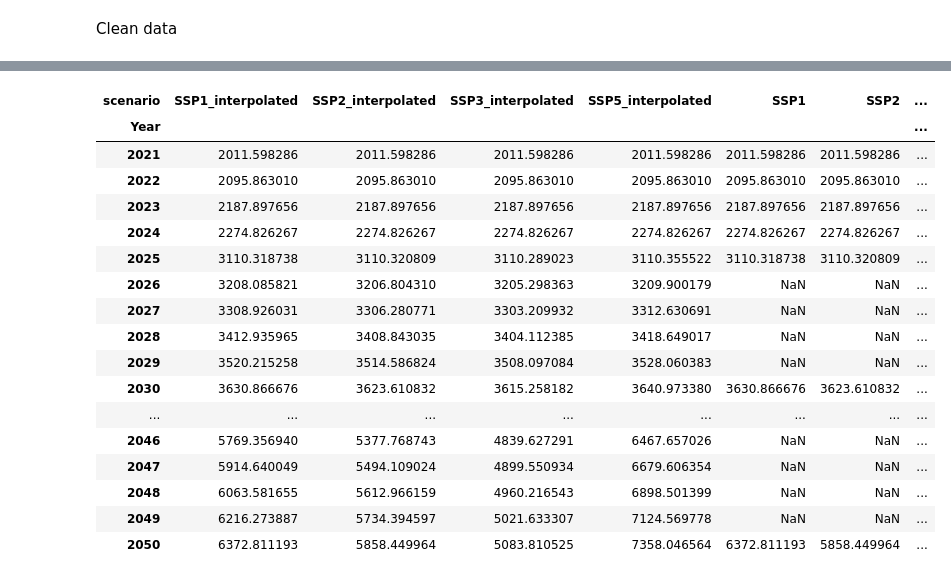
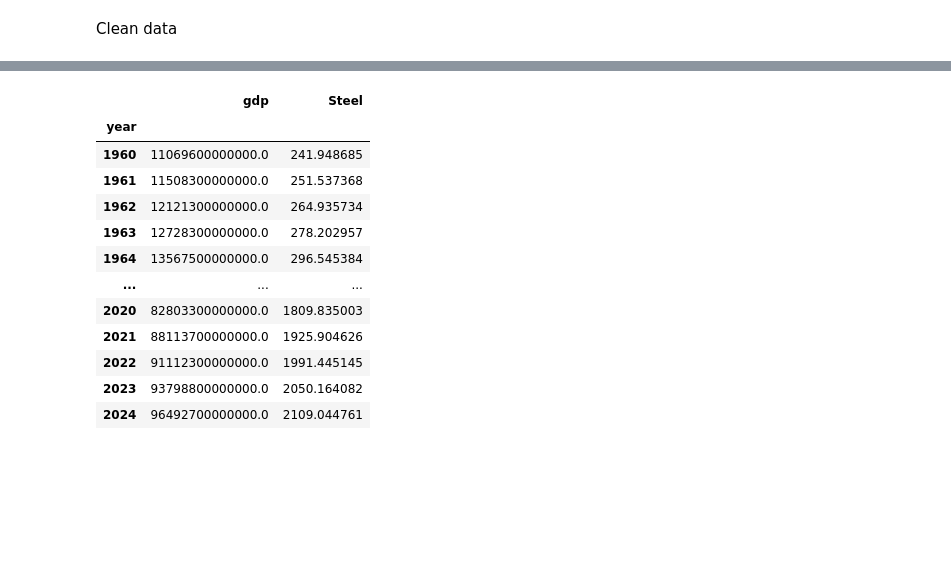
Before and after one commit to MathiasAlten/master, a Jupyter notebook: electrolysers/raw_processing/steel_gdp_regression.ipynb, the cells around one changed output, grey strips where cells are left out. Cells and saved outputs as stored; diff of their text form; code cells hidden in the pictures; blank space fills up the shorter version.

```diff
--- a/electrolysers/raw_processing/steel_gdp_regression.ipynb
+++ b/electrolysers/raw_processing/steel_gdp_regression.ipynb
@@ -162,7 +174,7 @@ print(steel_historic)
 # %%
 # Interpolate steel and GDP for missing years
 steel_historic["Steel Interpolated"] = steel_historic["Steel"].interpolate(method="linear")
-steel_historic["GDP Interpolated"] = steel_historic["GDP_current_USD"].interpolate(method="linear")
+steel_historic["GDP Interpolated"] = steel_historic["gdp"].interpolate(method="linear")
 
 # Plot steel production and GDP over time in two separate subplots, with interpolated values included
 plt.figure(figsize=(12, 6))
@@ -175,7 +187,7 @@ plt.ylabel("Value")
 plt.legend()
 
 plt.subplot(1, 2, 2)
-plt.scatter(steel_historic["Year"], steel_historic["GDP_current_USD"], label="GDP (current US$)", color="orange")
+plt.scatter(steel_historic["Year"], steel_historic["gdp"], label="GDP (US$ 2017)", color="orange")
 plt.plot(steel_historic["Year"], steel_historic["GDP Interpolated"], label="GDP Interpolated", color="orange", linestyle="--")
 plt.title("Global GDP Over Time")
 plt.xlabel("Year")
@@ -189,11 +201,12 @@ plt.show()
 steel_historic_1995 = steel_historic[steel_historic["Year"] >= 1995].copy()
 
 # Remove Nan values before log transformation
-steel_historic_1995 = steel_historic_1995.dropna(subset=['Steel', 'GDP_current_USD'])
+steel_historic_1995 = steel_historic_1995.dropna(subset=['Steel', 'gdp'])
 
 # method 1: Calculate log-differences (log growth rates) for steel and GDP
 steel_historic_1995['steel_log_growth'] = np.log(steel_historic_1995['Steel']).diff()
-steel_historic_1995['gdp_log_growth'] = np.log(steel_historic_1995['GDP_current_USD']).diff()
+steel_historic_1995['gdp'] = steel_historic_1995['gdp'].map(float)
+steel_historic_1995['gdp_log_growth'] = np.log(steel_historic_1995['gdp']).diff()
 
 # Remove NaN values resulting from the diff() operation
 steel_historic_1995 = steel_historic_1995.dropna(subset=['steel_log_growth', 'gdp_log_growth'])
@@ -202,7 +215,7 @@ steel_historic_1995 = steel_historic_1995.dropna(subset=['steel_log_growth', 'gd
 log_growth_corr = steel_historic_1995['steel_log_growth'].corr(steel_historic_1995['gdp_log_growth'])
 
 # Method 2: pct_change (for comparison)
-pct_corr = steel_historic_1995['Steel'].pct_change().corr(steel_historic_1995['GDP_current_USD'].pct_change())
+pct_corr = steel_historic_1995['Steel'].pct_change().corr(steel_historic_1995['gdp'].pct_change())
 
 # Compare results from both methods
 print(f"Log-diff correlation: {log_growth_corr:.4f}")
@@ -222,7 +235,7 @@ for i in range(len(steel_historic_1995)):
     print(f"Drop {year}: r = {r_loo:.4f}")
 
 # Average GDP and steel production over time
-avg_gdp = steel_historic_1995["GDP_current_USD"].mean() * 1e6 # Convert from billion USD to USD
+avg_gdp = steel_historic_1995["gdp"].mean() * 1e6 # Convert from billion USD to USD
 avg_steel = steel_historic_1995["Steel"].mean() * 1e6 # Convert from Mt to tons
 
 # Find the constant average GDP per ton of steel produced
@@ -314,59 +264,61 @@ display(GDP_future)
 # %%
-# GDP grows exponentially, interpolate in log space to get more realistic growth rates for missing years
+# Historic steel from historic GDP using average historic constant
+steel_from_historic = historic_gdp.copy()
+if 'year' in steel_from_historic.columns:
+    steel_from_historic = steel_from_historic.set_index('year')
+steel_from_historic['Steel'] = steel_from_historic['gdp'] / constant_avg
+display(steel_from_historic)
+
+# Calculate future constant anchored to the join point
+last_historic_year = steel_historic_1995.index.max()
+join_year = future_gdp['year'].dropna().iloc[0]
+
+historic_steel_at_join = steel_historic_1995.loc[last_historic_year, 'Steel']
+future_gdp_at_join = future_gdp.loc[future_gdp['year'] == join_year, 'SSP2'].values[0] * 1e9
+constant_future = future_gdp_at_join / historic_steel_at_join
+
+print(f"constant_avg (historic): {constant_avg:.4e}")
+print(f"constant_future: {constant_future:.4e}")
+
+# Future steel from future GDP (with log-linear interpolation)
 def interpolate_ssp_gdp(df, ssps=['SSP1', 'SSP2', 'SSP3', 'SSP5']):
-    """
-    Log-linear interpolation of GDP projections for each SSP scenario.
-    Assumes df has a datetime/integer index with 5-year intervals.
-    """
-    # Reindex to yearly frequency
+    if 'year' in df.columns:
+        df = df.set_index('year')
+
     full_index = range(df.index.min(), df.index.max() + 1)
     df_interp = df.reindex(full_index)
 
     for ssp in ssps:
         if ssp not in df.columns:
             print(f"Warning: {ssp} not found in dataframe, skipping")
             continue
 
         log_col = f'log_{ssp}'
         df_interp[log_col] = np.log(df_interp[ssp])
         df_interp[log_col] = df_interp[log_col].interpolate(method='linear')
         df_interp[f'{ssp}_interpolated'] = np.exp(df_interp[log_col])
-        df_interp.drop(columns=[log_col], inplace=True)  # clean up log columns
-
+        df_interp.drop(columns=[log_col], inplace=True)
     return df_interp
 
-# Usage
-GDP_interp = interpolate_ssp_gdp(GDP_future)
-
-# Check result
-#print(GDP_interp[[f'{ssp}_interpolated' for ssp in ['SSP1','SSP2','SSP3','SSP5']]].head(20))
-
-# Use constant_avg to estimate steel production from GDP projections for each scenario
-steel_future = GDP_interp.copy()
-
-# Drop the original GDP columns to keep only interpolated values for clarity
-steel_future = steel_future[[col for col in steel_future.columns if col.endswith("_interpolated")]]
-
-for scenario in GDP_interp.columns:
-    steel_future[scenario] = GDP_interp[scenario] / constant_avg
+GDP_interp = interpolate_ssp_gdp(future_gdp)
+steel_future = GDP_interp[[col for col in GDP_interp.columns if col.endswith("_interpolated")]].copy()
+for scenario in ['SSP1', 'SSP2', 'SSP3', 'SSP5']:
+    col = f'{scenario}_interpolated'
+    if col in steel_future.columns:
+        steel_future[col] = (steel_future[col] * 1e9) / constant_future
 
 display(steel_future)
 # %% [output]
-| scenario | SSP1_interpolated | SSP2_interpolated | SSP3_interpolated | SSP5_interpolated | SSP1 | SSP2 | ... |
-| Year |  |  |  |  |  |  | ... |
-| 2021 | 2011.598286 | 2011.598286 | 2011.598286 | 2011.598286 | 2011.598286 | 2011.598286 | ... |
-| 2022 | 2095.863010 | 2095.863010 | 2095.863010 | 2095.863010 | 2095.863010 | 2095.863010 | ... |
-| 2023 | 2187.897656 | 2187.897656 | 2187.897656 | 2187.897656 | 2187.897656 | 2187.897656 | ... |
-| 2024 | 2274.826267 | 2274.826267 | 2274.826267 | 2274.826267 | 2274.826267 | 2274.826267 | ... |
-| 2025 | 3110.318738 | 3110.320809 | 3110.289023 | 3110.355522 | 3110.318738 | 3110.320809 | ... |
-| 2026 | 3208.085821 | 3206.804310 | 3205.298363 | 3209.900179 | NaN | NaN | ... |
-| 2027 | 3308.926031 | 3306.280771 | 3303.209932 | 3312.630691 | NaN | NaN | ... |
-| 2028 | 3412.935965 | 3408.843035 | 3404.112385 | 3418.649017 | NaN | NaN | ... |
-| 2029 | 3520.215258 | 3514.586824 | 3508.097084 | 3528.060383 | NaN | NaN | ... |
-| 2030 | 3630.866676 | 3623.610832 | 3615.258182 | 3640.973380 | 3630.866676 | 3623.610832 | ... |
-| ... | ... | ... | ... | ... | ... | ... | ... |
-| 2046 | 5769.356940 | 5377.768743 | 4839.627291 | 6467.657026 | NaN | NaN | ... |
-| 2047 | 5914.640049 | 5494.109024 | 4899.550934 | 6679.606354 | NaN | NaN | ... |
-| 2048 | 6063.581655 | 5612.966159 | 4960.216543 | 6898.501399 | NaN | NaN | ... |
-| 2049 | 6216.273887 | 5734.394597 | 5021.633307 | 7124.569778 | NaN | NaN | ... |
-| 2050 | 6372.811193 | 5858.449964 | 5083.810525 | 7358.046564 | 6372.811193 | 5858.449964 | ... |
+|  | gdp | Steel |
+| year |  |  |
+| 1960 | 11069600000000.0 | 241.948685 |
+| 1961 | 11508300000000.0 | 251.537368 |
+| 1962 | 12121300000000.0 | 264.935734 |
+| 1963 | 12728300000000.0 | 278.202957 |
+| 1964 | 13567500000000.0 | 296.545384 |
+| ... | ... | ... |
+| 2020 | 82803300000000.0 | 1809.835003 |
+| 2021 | 88113700000000.0 | 1925.904626 |
+| 2022 | 91112300000000.0 | 1991.445145 |
+| 2023 | 93798800000000.0 | 2050.164082 |
+| 2024 | 96492700000000.0 | 2109.044761 |
```
Also changed, not shown: parts of 9 cells of this notebook, 5 other files.
